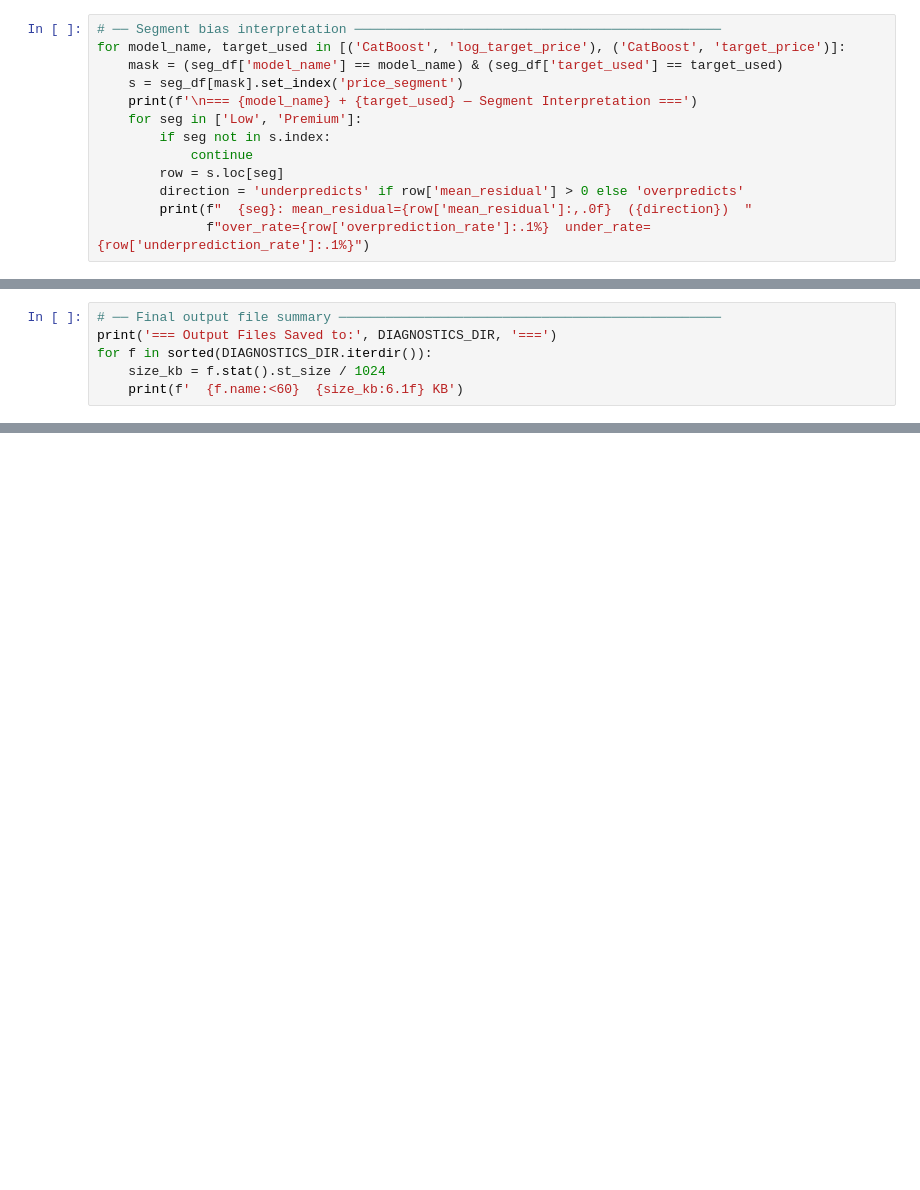
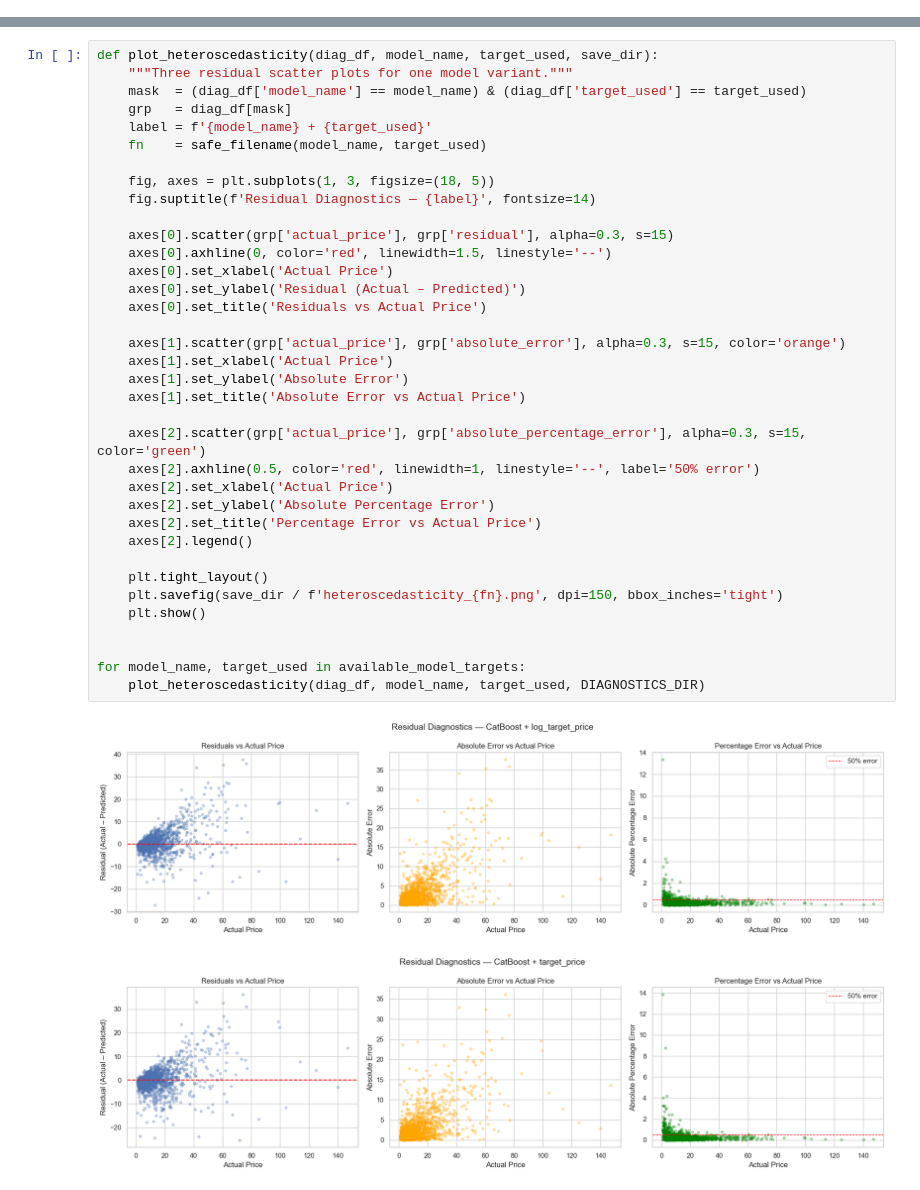
Before and after one commit to thisYui/Laptop-Price-Prediction, a Jupyter notebook: notebooks/modeling/10_model_diagnostics_and_error_analysis.ipynb, the cells around one changed output, grey strips where cells are left out. Saved outputs shown, nothing was run; the diff lists cells and outputs as text; blank space fills up the shorter version.

Commit message:
diagnostic and error

```diff
--- a/notebooks/modeling/10_model_diagnostics_and_error_analysis.ipynb
+++ b/notebooks/modeling/10_model_diagnostics_and_error_analysis.ipynb
@@ -688,13 +0,0 @@ plt.show()
-# %%
-# ── Segment bias interpretation ───────────────────────────────────────────────
-for model_name, target_used in [('CatBoost', 'log_target_price'), ('CatBoost', 'target_price')]:
-    mask = (seg_df['model_name'] == model_name) & (seg_df['target_used'] == target_used)
-    s = seg_df[mask].set_index('price_segment')
-    print(f'\n=== {model_name} + {target_used} — Segment Interpretation ===')
-    for seg in ['Low', 'Premium']:
-        if seg not in s.index:
-            continue
-        row = s.loc[seg]
-        direction = 'underpredicts' if row['mean_residual'] > 0 else 'overpredicts'
-        print(f"  {seg}: mean_residual={row['mean_residual']:,.0f}  ({direction})  "
-              f"over_rate={row['overprediction_rate']:.1%}  under_rate={row['underprediction_rate']:.1%}")
@@ -1374,6 +0,0 @@ Saved: Y:\Python\Laptop-Price-Prediction\artifacts\modeling\model_diagnostics\mo
-# %%
-# ── Final output file summary ─────────────────────────────────────────────────
-print('=== Output Files Saved to:', DIAGNOSTICS_DIR, '===')
-for f in sorted(DIAGNOSTICS_DIR.iterdir()):
-    size_kb = f.stat().st_size / 1024
-    print(f'  {f.name:<60}  {size_kb:6.1f} KB')
@@ -1397,0 +527,39 @@ for f in sorted(DIAGNOSTICS_DIR.iterdir()):
+# %%
+def plot_heteroscedasticity(diag_df, model_name, target_used, save_dir):
+    """Three residual scatter plots for one model variant."""
+    mask  = (diag_df['model_name'] == model_name) & (diag_df['target_used'] == target_used)
+    grp   = diag_df[mask]
+    label = f'{model_name} + {target_used}'
+    fn    = safe_filename(model_name, target_used)
+
+    fig, axes = plt.subplots(1, 3, figsize=(18, 5))
+    fig.suptitle(f'Residual Diagnostics — {label}', fontsize=14)
+
+    axes[0].scatter(grp['actual_price'], grp['residual'], alpha=0.3, s=15)
+    axes[0].axhline(0, color='red', linewidth=1.5, linestyle='--')
+    axes[0].set_xlabel('Actual Price')
+    axes[0].set_ylabel('Residual (Actual – Predicted)')
+    axes[0].set_title('Residuals vs Actual Price')
+
+    axes[1].scatter(grp['actual_price'], grp['absolute_error'], alpha=0.3, s=15, color='orange')
+    axes[1].set_xlabel('Actual Price')
+    axes[1].set_ylabel('Absolute Error')
+    axes[1].set_title('Absolute Error vs Actual Price')
+
+    axes[2].scatter(grp['actual_price'], grp['absolute_percentage_error'], alpha=0.3, s=15, color='green')
+    axes[2].axhline(0.5, color='red', linewidth=1, linestyle='--', label='50% error')
+    axes[2].set_xlabel('Actual Price')
+    axes[2].set_ylabel('Absolute Percentage Error')
+    axes[2].set_title('Percentage Error vs Actual Price')
+    axes[2].legend()
+
+    plt.tight_layout()
+    plt.savefig(save_dir / f'heteroscedasticity_{fn}.png', dpi=150, bbox_inches='tight')
+    plt.show()
+
+
+for model_name, target_used in available_model_targets:
+    plot_heteroscedasticity(diag_df, model_name, target_used, DIAGNOSTICS_DIR)
+# %% [output]
+[figure, added]
+[figure, added]
```
Also changed, not shown: parts of 105 cells of this notebook, 1 other file.
